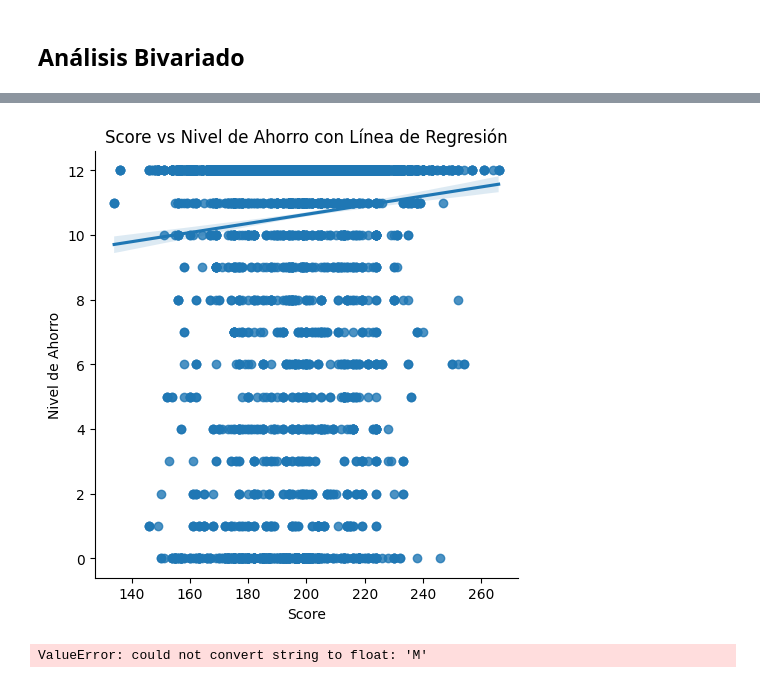
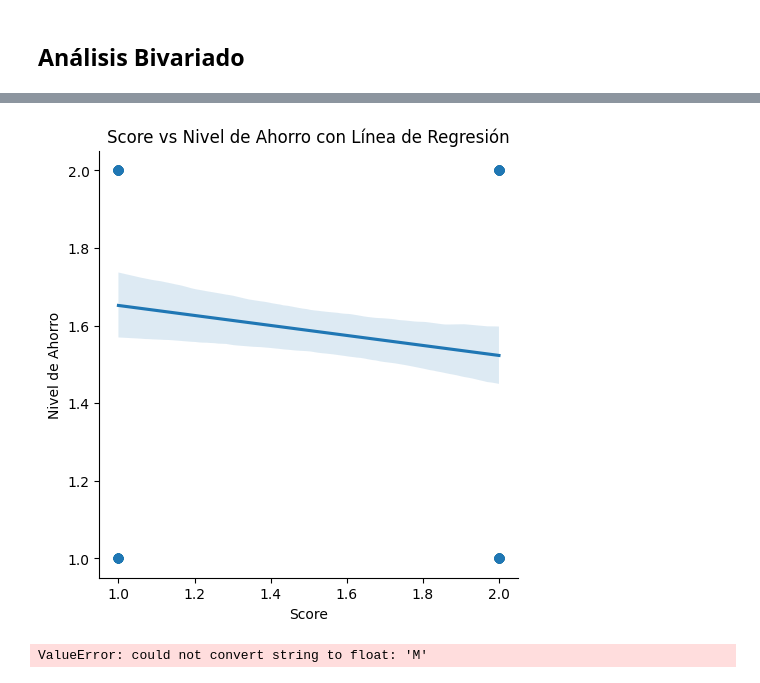
Before and after one commit to leandruko/lung-cancer, a Jupyter notebook: lung_cancer.ipynb, the cells around one changed output, grey strips where cells are left out. Cells and saved outputs as stored; diff of their text form; code cells hidden in the pictures.

```diff
--- a/lung_cancer.ipynb
+++ b/lung_cancer.ipynb
@@ -585,11 +589,11 @@ plt.show()
 # %%
-sns.lmplot(x='score', y='nivel_ahorro', data=df)
+sns.lmplot(x='SMOKING', y='COUGHING', data=df)
 plt.title('Score vs Nivel de Ahorro con Línea de Regresión')
 plt.xlabel('Score')
 plt.ylabel('Nivel de Ahorro')
 plt.show()
 # %% [output]
-[figure, old version]
+[figure, new version]
 # %%
 corr = df[['ingreso', 'deuda_sf', 'score', 'edad']].corr()
 sns.heatmap(corr, annot=True, cmap='coolwarm')
```
Also changed, not shown: parts of 2 cells of this notebook.
